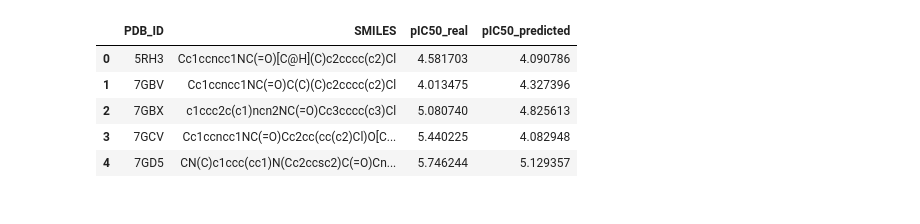
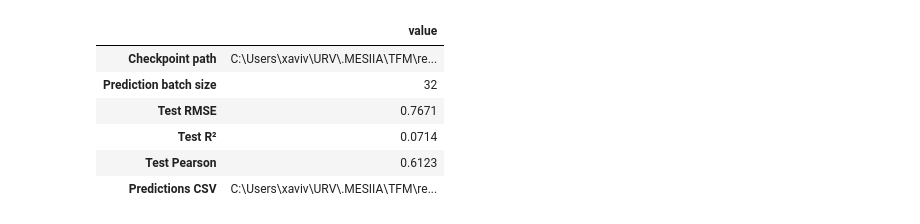
Before and after one commit to XaviVeC/DiGressMProURV, a Jupyter notebook: notebooks/mpro_gine_regression/mpro_gine_pic50_regression.ipynb, the cells around one changed output. Drawn from its saved outputs; the diff is of its cells as text; code cells hidden in the pictures.

```diff
--- a/notebooks/mpro_gine_regression/mpro_gine_pic50_regression.ipynb
+++ b/notebooks/mpro_gine_regression/mpro_gine_pic50_regression.ipynb
@@ -499,0 +764,18 @@ sum(parameter.numel() for parameter in model.parameters())
+# %%
+def global_mean_pool(x: torch.Tensor, batch: torch.Tensor) -> torch.Tensor:
+    """Average node embeddings graph by graph."""
+    num_graphs = int(batch.max().item()) + 1
+    pooled = torch.zeros((num_graphs, x.size(-1)), device=x.device)
+    counts = torch.zeros(num_graphs, device=x.device)
+    pooled.index_add_(0, batch, x)
+    counts.index_add_(0, batch, torch.ones_like(batch, dtype=x.dtype))
+    return pooled / counts.clamp_min(1.0).unsqueeze(-1)
+
+
+def global_max_pool(x: torch.Tensor, batch: torch.Tensor) -> torch.Tensor:
+    """Take the maximum node activation within each graph."""
+    num_graphs = int(batch.max().item()) + 1
+    pooled = []
+    for graph_idx in range(num_graphs):
+        pooled.append(x[batch == graph_idx].max(dim=0).values)
+    return torch.stack(pooled, dim=0)
@@ -935,33 +1587,38 @@ Run the next cell independently after training. It reloads the saved checkpoint
 # %%
-if not CHECKPOINT_PATH.exists():
-    raise FileNotFoundError(f'Checkpoint not found at {CHECKPOINT_PATH}. Run the training cell first.')
-
-checkpoint = torch.load(CHECKPOINT_PATH, map_location=DEVICE, weights_only=False)
-config = checkpoint['config']
-
-prediction_model_config = normalize_model_config({
-    'hidden_dim': config['hidden_dim'],
-    'num_layers': config['num_layers'],
-    'dropout': config['dropout'],
-})
-prediction_training_config = normalize_training_config({
-    'batch_size': config.get('batch_size', BASE_TRAINING_CONFIG['batch_size']),
-})
+# Reload the best saved model and recover the batch size used for inference.
+checkpoint, prediction_model = load_trained_model(CHECKPOINT_PATH)
+checkpoint_config = checkpoint['config']
+prediction_training_config = normalize_training_config(
+    {
+        'batch_size': checkpoint_config.get('batch_size', BASE_TRAINING_CONFIG['batch_size']),
+    }
+)
 
 _, _, prediction_test_loader = build_data_loaders(prediction_training_config['batch_size'])
-prediction_model = instantiate_model(prediction_model_config)
-prediction_model.load_state_dict(checkpoint['model_state'])
-
 test_results = evaluate_regression(prediction_model, prediction_test_loader)
 
-predictions_frame = pd.DataFrame({
-    'PDB_ID': test_results['pdb_id'],
-    'SMILES': test_results['smiles'],
-    'pIC50_real': test_results['targets'],
-    'pIC50_predicted': test_results['predictions'],
-})
+predictions_frame = pd.DataFrame(
+    {
+        'PDB_ID': test_results['pdb_id'],
+        'SMILES': test_results['smiles'],
+        'pIC50_real': test_results['targets'],
+        'pIC50_predicted': test_results['predictions'],
+    }
+)
+predictions_frame['absolute_error'] = (predictions_frame['pIC50_real'] - predictions_frame['pIC50_predicted']).abs()
 predictions_frame.to_csv(PREDICTIONS_PATH, index=False)
 
-print(f'Test predictions saved to: {PREDICTIONS_PATH}')
-predictions_frame.head()
+display_key_values(
+    'Prediction summary',
+    {
+        'Checkpoint path': CHECKPOINT_PATH,
+        'Prediction batch size': prediction_training_config['batch_size'],
+        'Test RMSE': round(test_results['rmse'], 4),
+        'Test R²': round(test_results['r2'], 4),
+        'Test Pearson': round(test_results['pearson'], 4),
+        'Predictions CSV': PREDICTIONS_PATH,
+    },
+)
+
+display(predictions_frame.head().round(4))
 # %% [output]
@@ -969,6 +1628,7 @@ Test predictions saved to: C:\Users\xaviv\URV\.MESIIA\TFM\repo\DiGressMProURV\no
-|  | PDB_ID | SMILES | pIC50_real | pIC50_predicted |
-| 0 | 5RH3 | Cc1ccncc1NC(=O)[C@H](C)c2cccc(c2)Cl | 4.581703 | 4.090786 |
-| 1 | 7GBV | Cc1ccncc1NC(=O)C(C)(C)c2cccc(c2)Cl | 4.013475 | 4.327396 |
-| 2 | 7GBX | c1ccc2c(c1)ncn2NC(=O)Cc3cccc(c3)Cl | 5.080740 | 4.825613 |
-| 3 | 7GCV | Cc1ccncc1NC(=O)Cc2cc(cc(c2)Cl)O[C... | 5.440225 | 4.082948 |
-| 4 | 7GD5 | CN(C)c1ccc(cc1)N(Cc2ccsc2)C(=O)Cn... | 5.746244 | 5.129357 |
+|  | value |
+| Checkpoint path | C:\Users\xaviv\URV\.MESIIA\TFM\re... |
+| Prediction batch size | 32 |
+| Test RMSE | 0.7671 |
+| Test R² | 0.0714 |
+| Test Pearson | 0.6123 |
+| Predictions CSV | C:\Users\xaviv\URV\.MESIIA\TFM\re... |
```
Also changed, not shown: parts of 45 cells of this notebook, 11 other files.
